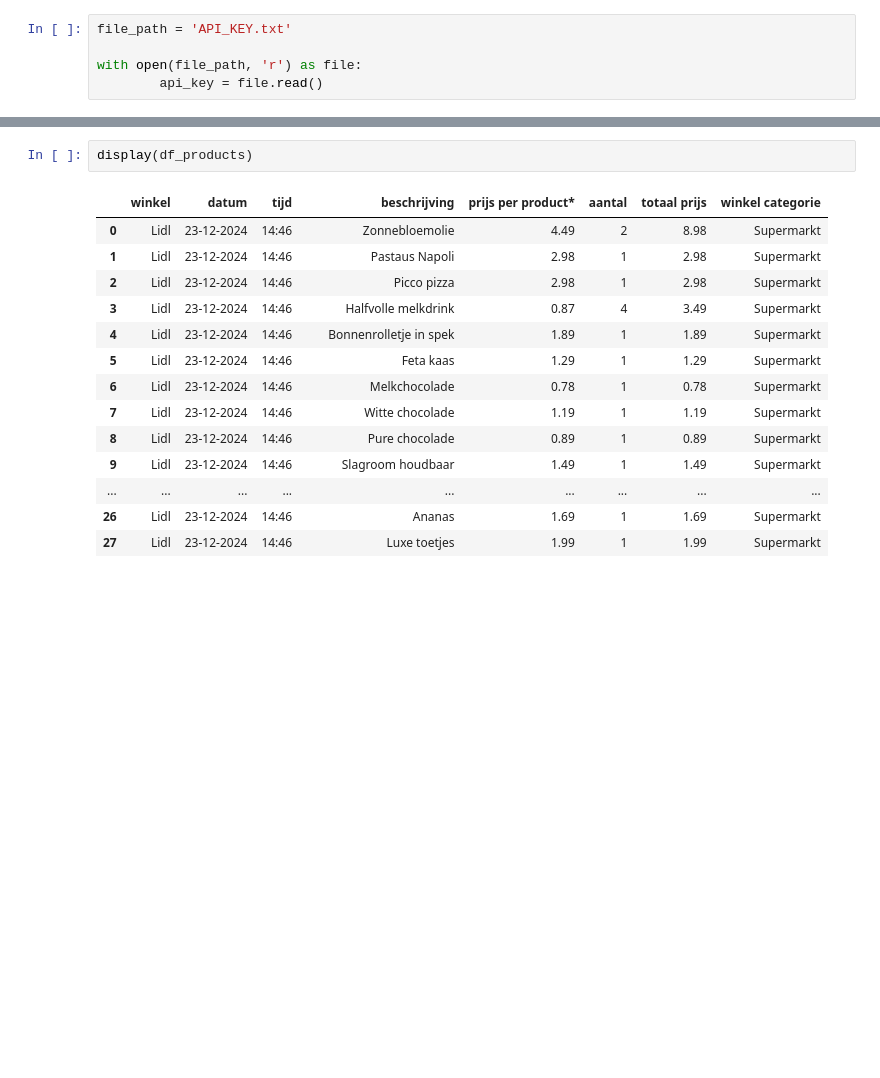
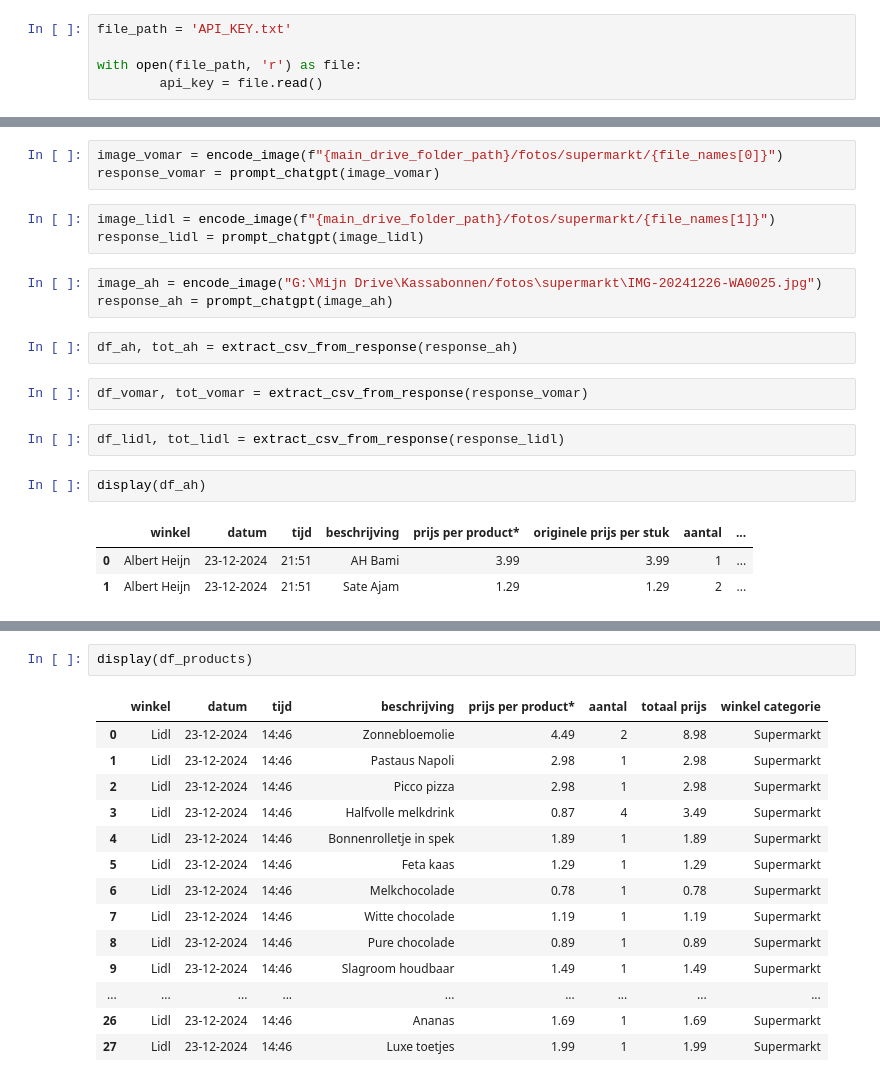
Before and after one commit to FemkeBakker/kassabonnen, a Jupyter notebook: chatgpt.ipynb, the cells around one changed output, grey strips where cells are left out. Cells and saved outputs as stored; diff of their text form; blank space fills up the shorter version.

```diff
--- a/chatgpt.ipynb
+++ b/chatgpt.ipynb
@@ -123,3 +127,24 @@ def create_overview_csv(df_products, elapsed_time, response, total):
 
     df_overview = pd.DataFrame(data)
     return df_overview, id
+# %%
+image_vomar = encode_image(f"{main_drive_folder_path}/fotos/supermarkt/{file_names[0]}")
+response_vomar = prompt_chatgpt(image_vomar)
+# %%
+image_lidl = encode_image(f"{main_drive_folder_path}/fotos/supermarkt/{file_names[1]}")
+response_lidl = prompt_chatgpt(image_lidl)
+# %%
+image_ah = encode_image("G:\Mijn Drive\Kassabonnen/fotos\supermarkt\IMG-20241226-WA0025.jpg")
+response_ah = prompt_chatgpt(image_ah)
+# %%
+df_ah, tot_ah = extract_csv_from_response(response_ah)
+# %%
+df_vomar, tot_vomar = extract_csv_from_response(response_vomar)
+# %%
+df_lidl, tot_lidl = extract_csv_from_response(response_lidl)
+# %%
+display(df_ah)
+# %% [output]
+|  | winkel | datum | tijd | beschrijving | prijs per product* | originele prijs per stuk | aantal | ... |
+| 0 | Albert Heijn | 23-12-2024 | 21:51 | AH Bami | 3.99 | 3.99 | 1 | ... |
+| 1 | Albert Heijn | 23-12-2024 | 21:51 | Sate Ajam | 1.29 | 1.29 | 2 | ... |
```
Also changed, not shown: parts of 5 cells of this notebook.
